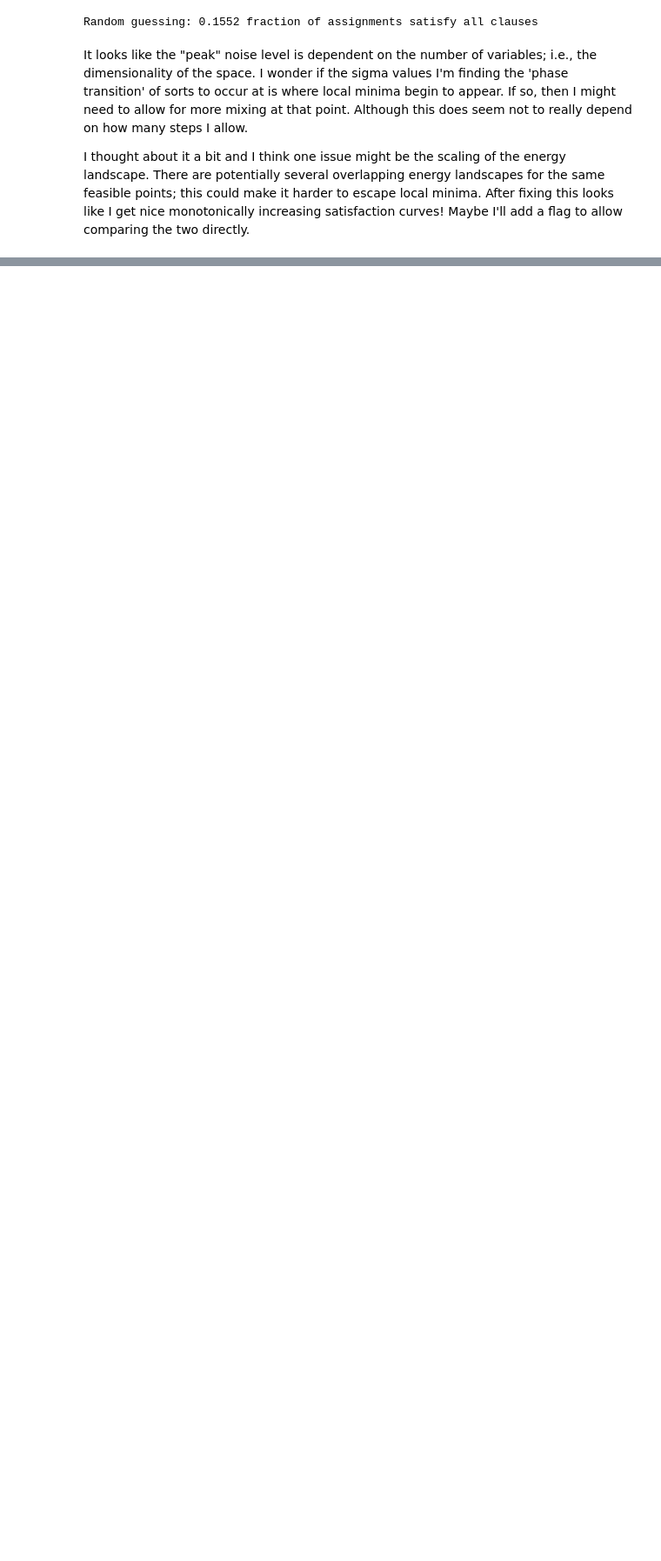
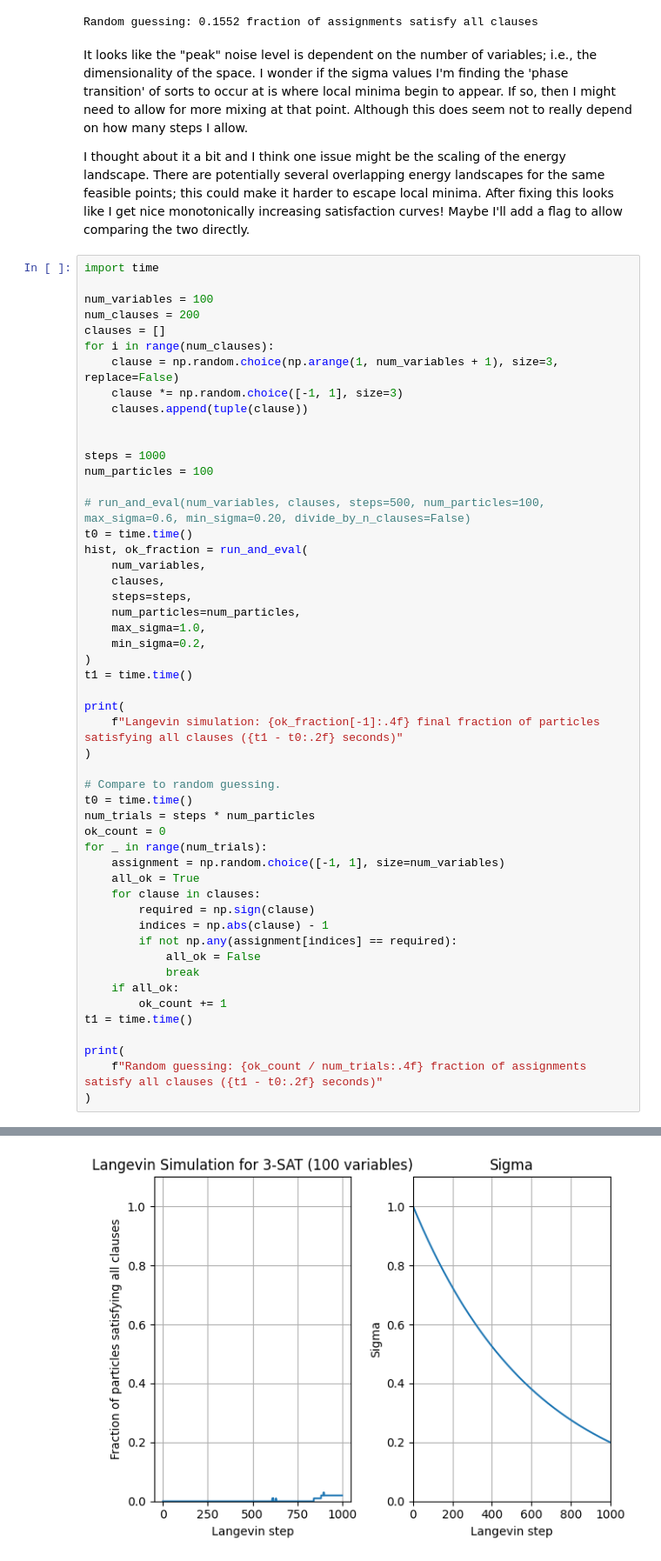
Before and after one commit to myfatemi04/constraint-guidance, a Jupyter notebook: notebooks/general_constrained_sampling.ipynb, the cells around one changed output, grey strips where cells are left out. Shown at 87% size. Drawn from its saved outputs; the diff is of its cells as text; blank space fills up the shorter version.

```diff
--- a/notebooks/general_constrained_sampling.ipynb
+++ b/notebooks/general_constrained_sampling.ipynb
@@ -1858,3 +2101,55 @@ Random guessing: 0.1552 fraction of assignments satisfy all clauses
 It looks like the "peak" noise level is dependent on the number of variables; i.e., the dimensionality of the space. I wonder if the sigma values I'm finding the 'phase transition' of sorts to occur at is where local minima begin to appear. If so, then I might need to allow for more mixing at that point. Although this does seem not to really depend on how many steps I allow.
 
 I thought about it a bit and I think one issue might be the scaling of the energy landscape. There are potentially several overlapping energy landscapes for the same feasible points; this could make it harder to escape local minima. After fixing this looks like I get nice monotonically increasing satisfaction curves! Maybe I'll add a flag to allow comparing the two directly.
+# %%
+import time
+
+num_variables = 100
+num_clauses = 200
+clauses = []
+for i in range(num_clauses):
+    clause = np.random.choice(np.arange(1, num_variables + 1), size=3, replace=False)
+    clause *= np.random.choice([-1, 1], size=3)
+    clauses.append(tuple(clause))
+
+
+steps = 1000
+num_particles = 100
+
+# run_and_eval(num_variables, clauses, steps=500, num_particles=100, max_sigma=0.6, min_sigma=0.20, divide_by_n_clauses=False)
+t0 = time.time()
+hist, ok_fraction = run_and_eval(
+    num_variables,
+    clauses,
+    steps=steps,
+    num_particles=num_particles,
+    max_sigma=1.0,
+    min_sigma=0.2,
+)
+t1 = time.time()
+
+print(
+    f"Langevin simulation: {ok_fraction[-1]:.4f} final fraction of particles satisfying all clauses ({t1 - t0:.2f} seconds)"
+)
+
+# Compare to random guessing.
+t0 = time.time()
+num_trials = steps * num_particles
+ok_count = 0
+for _ in range(num_trials):
+    assignment = np.random.choice([-1, 1], size=num_variables)
+    all_ok = True
+    for clause in clauses:
+        required = np.sign(clause)
+        indices = np.abs(clause) - 1
+        if not np.any(assignment[indices] == required):
+            all_ok = False
+            break
+    if all_ok:
+        ok_count += 1
+t1 = time.time()
+
+print(
+    f"Random guessing: {ok_count / num_trials:.4f} fraction of assignments satisfy all clauses ({t1 - t0:.2f} seconds)"
+)
+# %% [output]
@@ -1860,0 +2158 @@ I thought about it a bit and I think one issue might be the scaling of the energ
+[figure, added]
```
Also changed, not shown: parts of 30 cells of this notebook.
